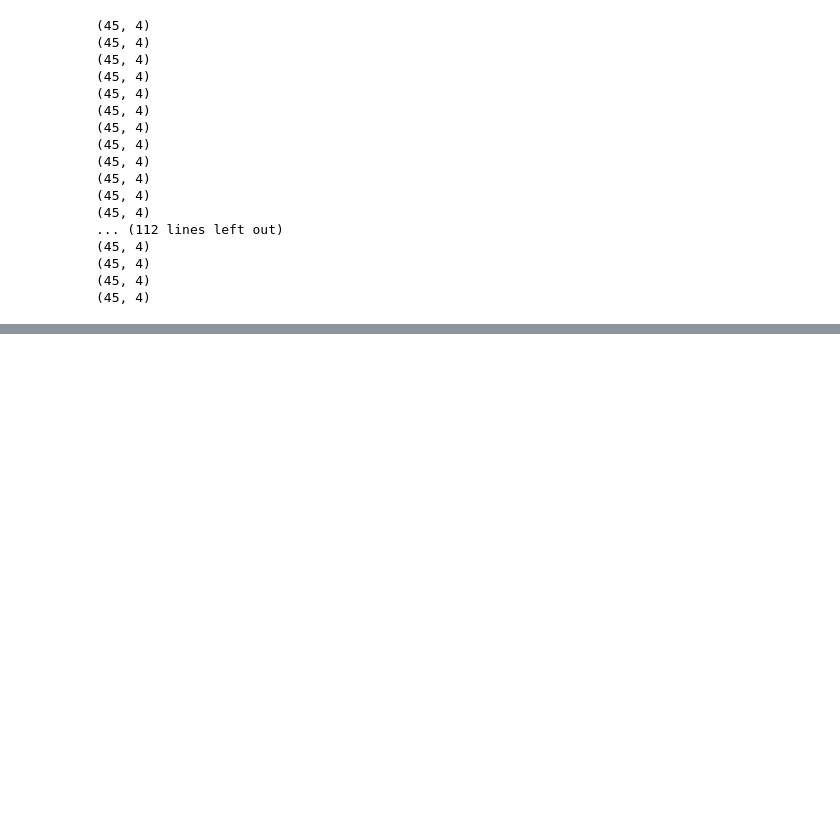
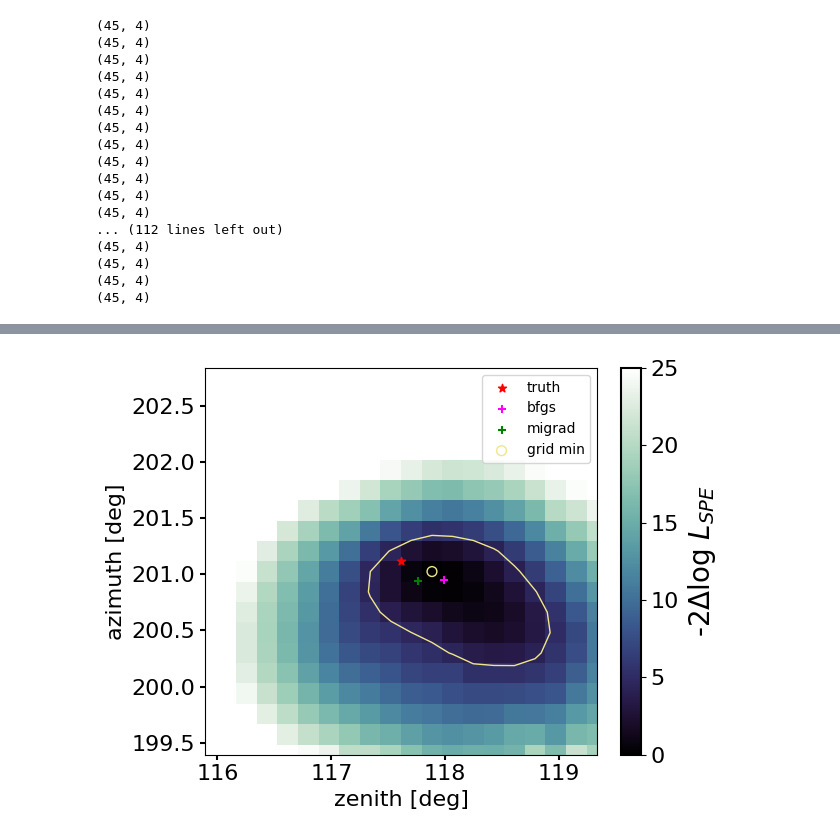
Before and after one commit to rishibbdb/TPN_DeV, a Jupyter notebook: dev/notebooks/tensorflow_batching_seq_len.ipynb, the cells around one changed output, grey strips where cells are left out. Drawn from its saved outputs; the diff is of its cells as text; code cells hidden in the pictures; blank space fills up the shorter version.

```diff
--- a/dev/notebooks/tensorflow_batching_seq_len.ipynb
+++ b/dev/notebooks/tensorflow_batching_seq_len.ipynb
@@ -374,0 +559,68 @@ OptimizeResults(x=Array([ 2.0198695 ,  1.84010394,  4.03617128,  1.59866496, -2.
+# %%
+def lets_profile(track_dir, obj_fn, obj_grad, vertex_seed, time, data):
+    f_prime = lambda x: obj_fn(track_dir, x, time, data)
+    grad_prime = lambda x: obj_grad(track_dir, x, time, data)
+
+    x0 = jnp.array(vertex_seed)
+    m = Minuit(f_prime, x0, grad=grad_prime)
+    m.errordef = Minuit.LIKELIHOOD
+    m.limits = ((-500.0, 500.0),  (-500.0, 500.0),  (-500.0, 500.0))
+    m.strategy = 0
+    m.migrad()
+    return m.fval
+# %%
+logls = np.zeros(len(init_dirs))
+
+for i, tdir in enumerate(init_dirs):
+    logls[i] = lets_profile(tdir, neg_llh_3D_m, neg_llh_3D_grad_m,
+            centered_track_pos,
+            centered_track_time,
+            fitting_event_data)
+# %%
+from palettable.cubehelix import Cubehelix
+cx =Cubehelix.make(start=0.3, rotation=-0.5, n=16, reverse=False, gamma=1.0,
+                           max_light=1.0,max_sat=0.5, min_sat=1.4).get_mpl_colormap()
+
+
+logls = np.array(logls).reshape(X.shape)
+
+fig, ax = plt.subplots()
+min_logl = np.amin(logls)
+delta_logl = logls - np.amin(logls)
+pc = ax.pcolormesh(np.rad2deg(X), np.rad2deg(Y), delta_logl, vmin=0, vmax=np.min([25, 1.2*np.amax(delta_logl)]), shading='auto', cmap=cx)
+cbar = fig.colorbar(pc)
+cbar.ax.tick_params(labelsize=16)
+cbar.ax.get_yaxis().labelpad = 5
+cbar.set_label("-2$\\Delta$log $L_{SPE}$", fontsize=20)
+cbar.outline.set_linewidth(1.5)
+
+ax.set_xlabel("zenith [deg]", fontsize=16)
+ax.set_ylabel("azimuth [deg]", fontsize=16)
+ax.set_xlim(np.rad2deg([track_src[0]-dzen, track_src[0]+dzen]))
+ax.set_ylim(np.rad2deg([track_src[1]-dazi, track_src[1]+dazi]))
+ax.tick_params(axis='both', which='both', width=1.5, colors='0.0', labelsize=16)
+
+ax.scatter(np.rad2deg(track_src[0]), np.rad2deg(track_src[1]), marker="*", color='red', label="truth", zorder=200)
+
+#smpe_zenith = meta['spline_mpe_zenith']
+#smpe_azimuth = meta['spline_mpe_azimuth']
+#ax.scatter(np.rad2deg([smpe_zenith]), np.rad2deg([smpe_azimuth]), marker="x", color='lime', label='splineMPE')
+
+zenith = best_x[0]
+azimuth = best_x[1]
+ax.scatter(np.rad2deg(zenith), np.rad2deg(azimuth), marker='+', color='magenta', label='bfgs')
+
+zenith = m.values[0]
+azimuth = m.values[1]
+ax.scatter(np.rad2deg(zenith), np.rad2deg(azimuth), marker='+', color='green', label='migrad')
+
+contours = [4.61]
+ix1, ix2 = np.where(delta_logl==0)
+ax.scatter(np.rad2deg([X[ix1, ix2]]), np.rad2deg([Y[ix1, ix2]]), s=50, marker='o', facecolors='none', edgecolors='khaki', zorder=100., label='grid min')
+ct = plt.contour(np.rad2deg(X), np.rad2deg(Y), delta_logl, levels=contours, linestyles=['solid'], colors=['khaki'], linewidths=1.0)
+
+plt.legend()
+plt.tight_layout()
+plt.show()
+# %% [output]
+[figure, added]
```
Also changed, not shown: parts of 34 cells of this notebook, 1 other file.
